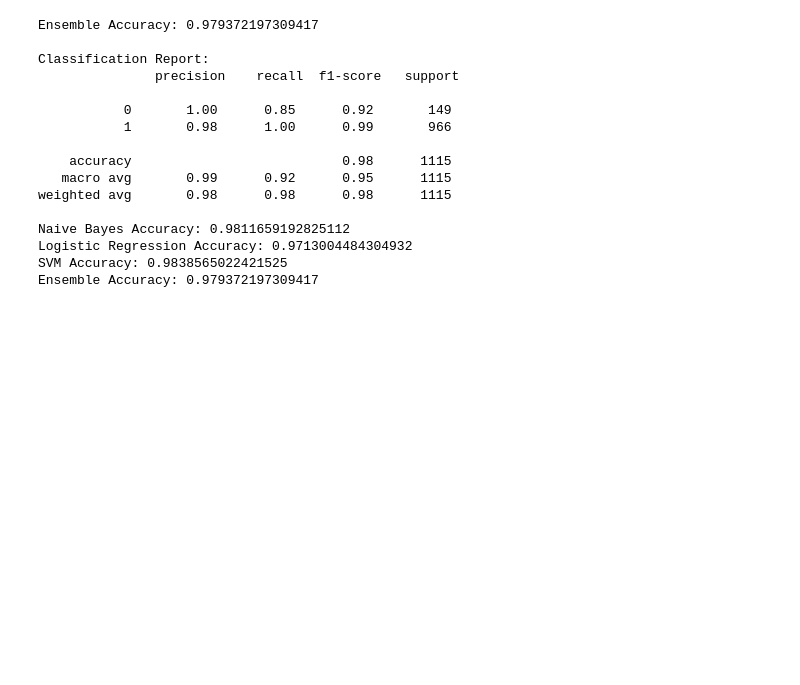
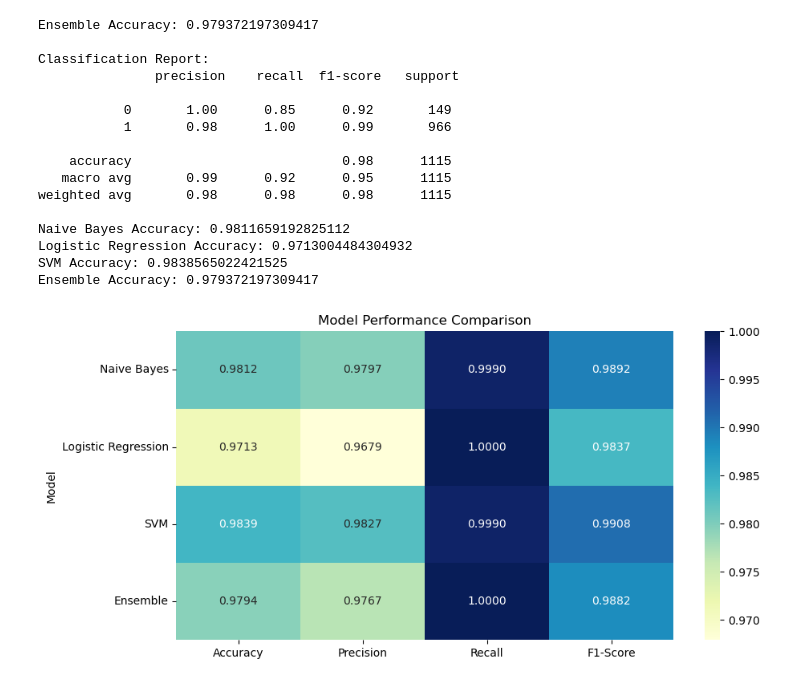
Before and after one commit to Prashant-Rijal-dev/UCI_Spam_Detection, a Jupyter notebook: SMS_Spam_Detection.ipynb, the cells around one changed output. Saved outputs shown, nothing was run; the diff lists cells and outputs as text; code cells hidden in the pictures; blank space fills up the shorter version.

```diff
--- a/SMS_Spam_Detection.ipynb
+++ b/SMS_Spam_Detection.ipynb
@@ -356,0 +430,27 @@ Ensemble Accuracy: 0.979372197309417
+# %%
+model_list = {
+    "Naive Bayes": nb_pred,
+    "Logistic Regression": lr_pred,
+    "SVM": svm_pred,
+    "Ensemble": ensemble_pred
+}
+
+performance = []
+for name, pred in model_list.items():
+    performance.append({
+        "Model": name,
+        "Accuracy": accuracy_score(y_test, pred),
+        "Precision": precision_score(y_test, pred),
+        "Recall": recall_score(y_test, pred),
+        "F1-Score": f1_score(y_test, pred)
+    })
+
+perf_df = pd.DataFrame(performance).set_index("Model")
+
+# Visualization
+plt.figure(figsize=(10, 5))
+sns.heatmap(perf_df, annot=True, cmap='YlGnBu', fmt='.4f')
+plt.title('Model Performance Comparison')
+plt.show()
+# %% [output]
+[figure, added]
```
Also changed, not shown: parts of 11 cells of this notebook, 13 other files.
